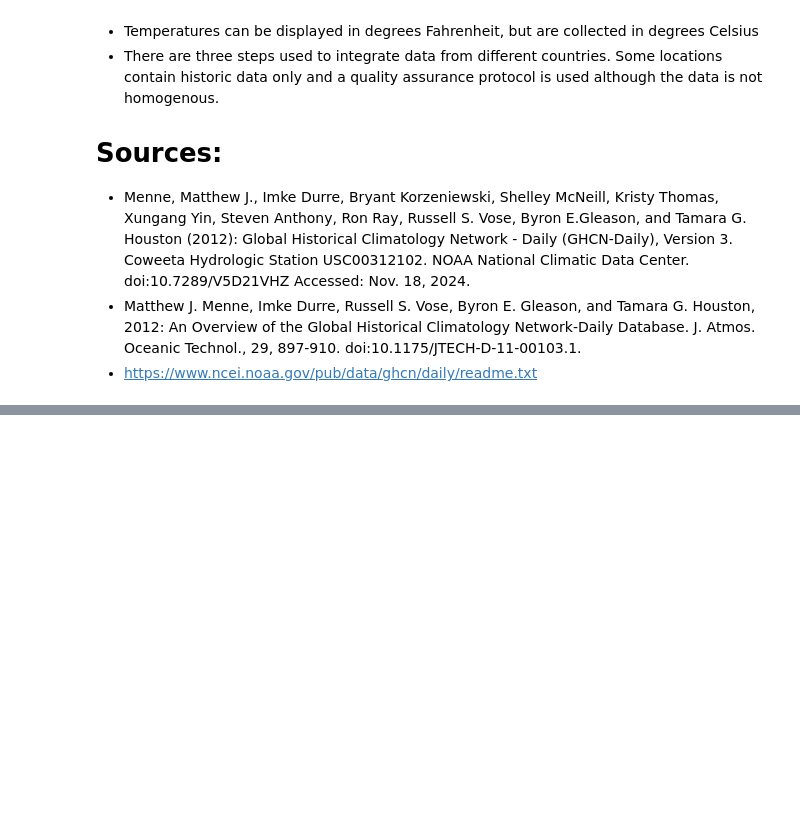
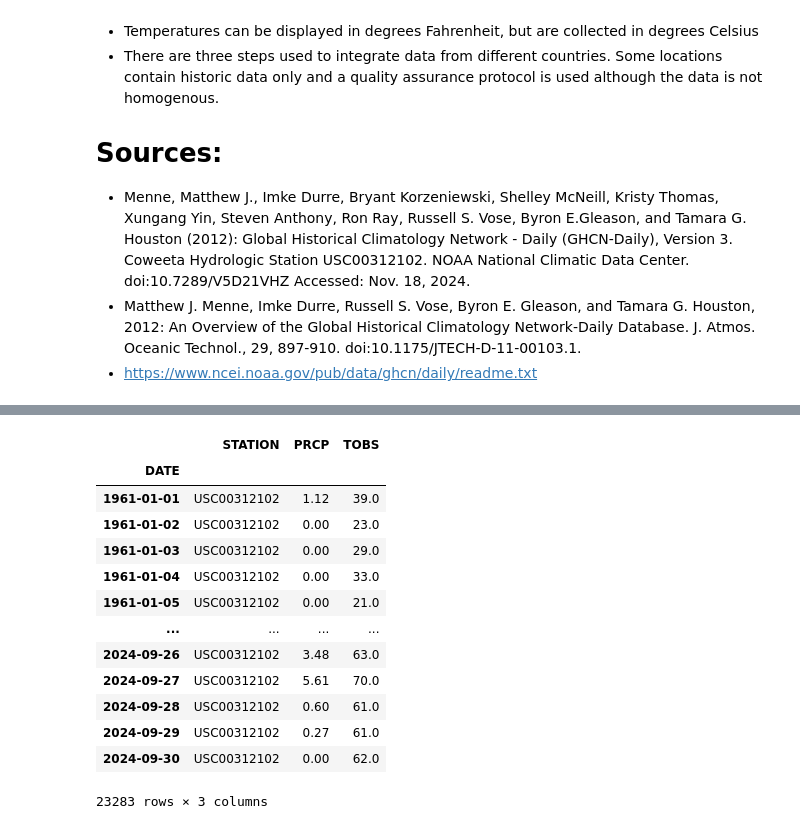
Before and after one commit to earthlab-education/climate-coding-challenge-BioNCphilic, a Jupyter notebook: notebooks/climate-coding-challenge/climate-10-portfolio-01-new-location.ipynb, the cells around one changed output, grey strips where cells are left out. Saved outputs shown, nothing was run; the diff lists cells and outputs as text; code cells hidden in the pictures; blank space fills up the shorter version.

```diff
--- a/notebooks/climate-coding-challenge/climate-10-portfolio-01-new-location.ipynb
+++ b/notebooks/climate-coding-challenge/climate-10-portfolio-01-new-location.ipynb
@@ -62,0 +60,26 @@ nc_climate_df
+# %%
+# Download the climate data
+nc_climate_df = pd.read_csv(
+    GHCnd_url,
+    index_col='DATE',
+    parse_dates=True,
+    na_values=['NaN'],
+    )
+nc_climate_df.dropna()
+
+nc_climate_df
+# %% [output]
+|  | STATION | PRCP | TOBS |
+| DATE |  |  |  |
+| 1961-01-01 | USC00312102 | 1.12 | 39.0 |
+| 1961-01-02 | USC00312102 | 0.00 | 23.0 |
+| 1961-01-03 | USC00312102 | 0.00 | 29.0 |
+| 1961-01-04 | USC00312102 | 0.00 | 33.0 |
+| 1961-01-05 | USC00312102 | 0.00 | 21.0 |
+| ... | ... | ... | ... |
+| 2024-09-26 | USC00312102 | 3.48 | 63.0 |
+| 2024-09-27 | USC00312102 | 5.61 | 70.0 |
+| 2024-09-28 | USC00312102 | 0.60 | 61.0 |
+| 2024-09-29 | USC00312102 | 0.27 | 61.0 |
+| 2024-09-30 | USC00312102 | 0.00 | 62.0 |
+23283 rows × 3 columns
```
Also changed, not shown: parts of 11 cells of this notebook.
